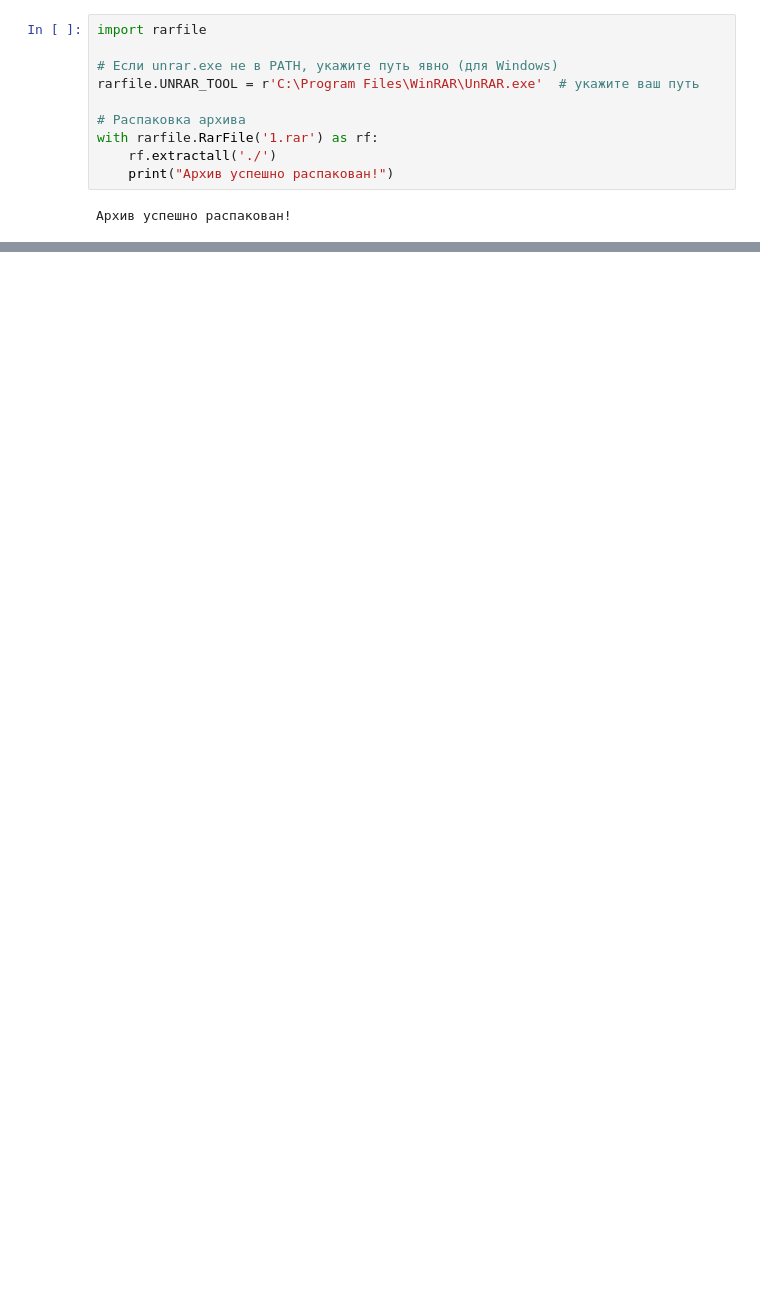
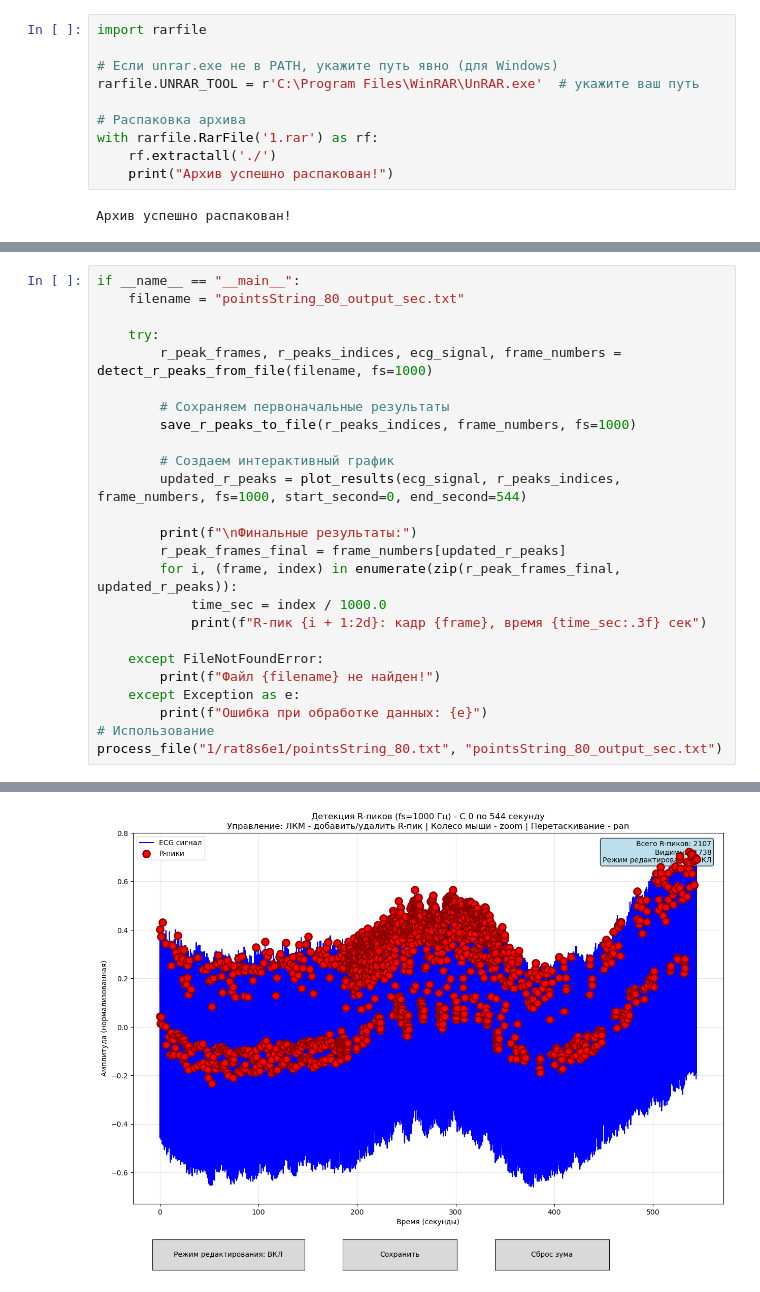
Before and after one commit to AndreiBatalov/Lab_Rats, a Jupyter notebook: lab_rats.ipynb, the cells around one changed output, grey strips where cells are left out. Drawn from its saved outputs; the diff is of its cells as text; blank space fills up the shorter version.

```diff
--- a/lab_rats.ipynb
+++ b/lab_rats.ipynb
@@ -762,0 +563,26 @@ C:\Users\mrfla\OneDrive\Documents\ИТМО\2 - Анализ медицински
+# %%
+if __name__ == "__main__":
+    filename = "pointsString_80_output_sec.txt"
+
+    try:
+        r_peak_frames, r_peaks_indices, ecg_signal, frame_numbers = detect_r_peaks_from_file(filename, fs=1000)
+
+        # Сохраняем первоначальные результаты
+        save_r_peaks_to_file(r_peaks_indices, frame_numbers, fs=1000)
+
+        # Создаем интерактивный график
+        updated_r_peaks = plot_results(ecg_signal, r_peaks_indices, frame_numbers, fs=1000, start_second=0, end_second=544)
+
+        print(f"\nФинальные результаты:")
+        r_peak_frames_final = frame_numbers[updated_r_peaks]
+        for i, (frame, index) in enumerate(zip(r_peak_frames_final, updated_r_peaks)):
+            time_sec = index / 1000.0
+            print(f"R-пик {i + 1:2d}: кадр {frame}, время {time_sec:.3f} сек")
+
+    except FileNotFoundError:
+        print(f"Файл {filename} не найден!")
+    except Exception as e:
+        print(f"Ошибка при обработке данных: {e}")
+# Использование
+process_file("1/rat8s6e1/pointsString_80.txt", "pointsString_80_output_sec.txt")
+# %% [output]
@@ -762,0 +606 @@ C:\Users\mrfla\OneDrive\Documents\ИТМО\2 - Анализ медицински
+[figure, added]
```
Also changed, not shown: parts of 10 cells of this notebook, 1 other file.
